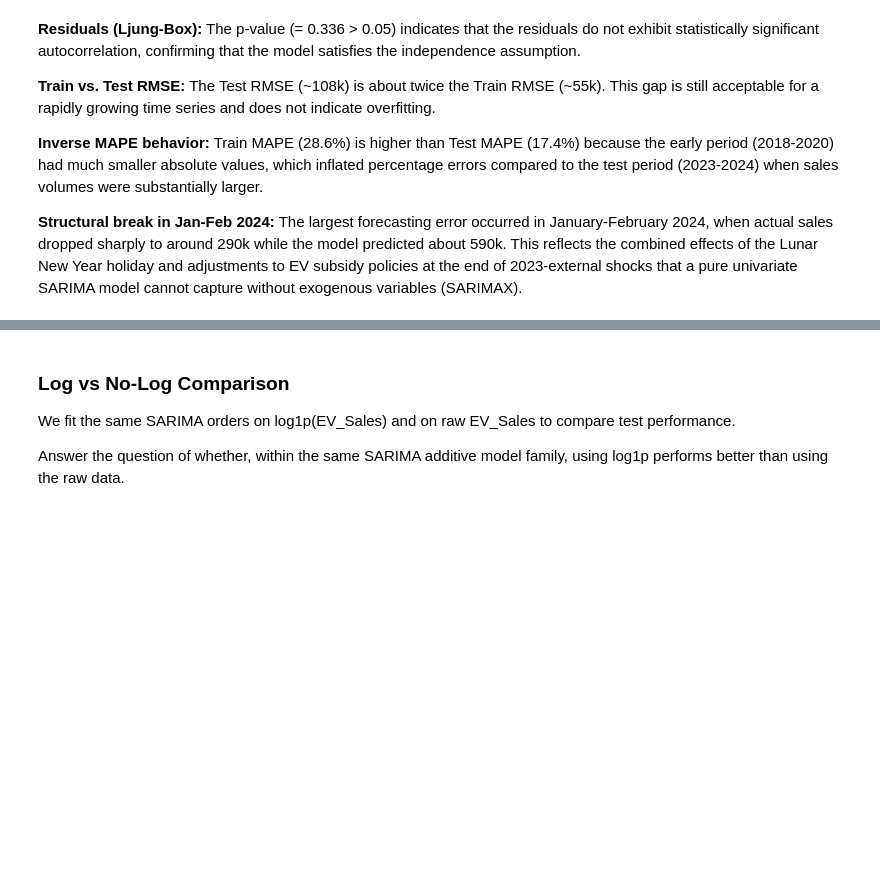
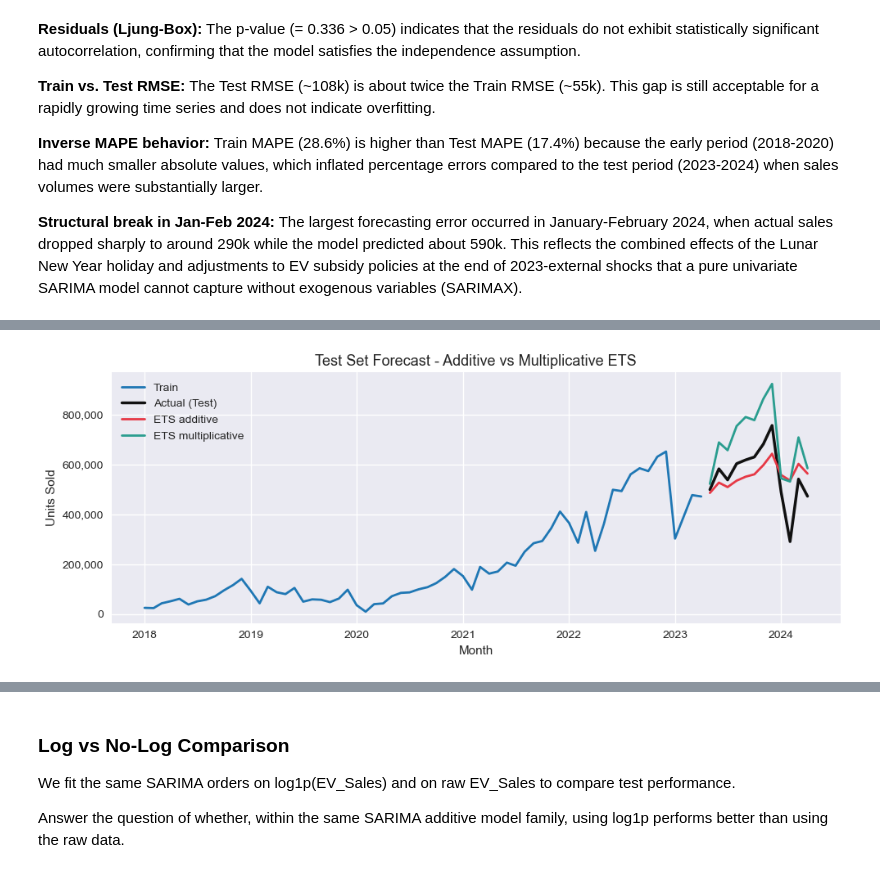
Before and after one commit to HoangPhuc-999/Forecasting-China-EV-Sales, a Jupyter notebook: Notebooks/02_Time_Series_Modeling.ipynb, the cells around one changed output, grey strips where cells are left out. Drawn from its saved outputs; the diff is of its cells as text; code cells hidden in the pictures; blank space fills up the shorter version.

```diff
--- a/Notebooks/02_Time_Series_Modeling.ipynb
+++ b/Notebooks/02_Time_Series_Modeling.ipynb
@@ -864,0 +666,88 @@ Selected d=1, D=1
+# %%
+import warnings
+
+
+def compute_metrics_hw(actual, pred):
+    rmse = np.sqrt(mean_squared_error(actual, pred))
+    mape = np.mean(np.abs((actual - pred) / actual.replace(0, np.nan))) * 100
+    return float(rmse), float(mape)
+
+
+if (monthly["EV_Sales"] <= 0).any():
+    raise ValueError(
+        "Multiplicative Holt-Winters requires strictly positive values, but EV_Sales contains zero or negative values."
+    )
+
+train_hw = train.astype(float)
+test_hw = test.astype(float)
+
+# ======================
+# Additive Holt-Winters
+# ======================
+
+hw_add = ExponentialSmoothing(
+    train_hw,
+    trend="add",
+    seasonal="add",
+    seasonal_periods=12,
+).fit(optimized=True)
+
+pred_add = pd.Series(hw_add.forecast(len(test_hw)), index=test_hw.index)
+rmse_add, mape_add = compute_metrics_hw(test_hw, pred_add)
+
+# ===========================
+# Multiplicative Holt-Winters
+# ===========================
+
+hw_mul = ExponentialSmoothing(
+    train_hw,
+    trend="add",
+    seasonal="mul",
+    seasonal_periods=12,
+).fit(optimized=True)
+
+pred_mul = pd.Series(hw_mul.forecast(len(test_hw)), index=test_hw.index)
+rmse_mul, mape_mul = compute_metrics_hw(test_hw, pred_mul)
+
+# ======================
+# Comparison Table
+# ======================
+
+comparison_hw = pd.DataFrame(
+    [
+        {
+            "seasonality": "additive",
+            "rmse": rmse_add,
+            "mape": mape_add,
+            "model": "ETS(add,add)",
+        },
+        {
+            "seasonality": "multiplicative",
+            "rmse": rmse_mul,
+            "mape": mape_mul,
+            "model": "ETS(add,mul)",
+        },
+    ]
+).sort_values(["rmse", "mape"]).reset_index(drop=True)
+
+# ======================
+# Visual Comparison
+# ======================
+
+fig, ax = plt.subplots(figsize=(10, 4))
+ax.plot(train_hw.index, train_hw, label="Train", color="#1f77b4", linewidth=2.0)
+ax.plot(test_hw.index, test_hw, label="Actual (Test)", color="#111111", linewidth=2.5)
+ax.plot(pred_add.index, pred_add, label="ETS additive", color="#E63946", linewidth=2.0)
+ax.plot(pred_mul.index, pred_mul, label="ETS multiplicative", color="#2A9D8F", linewidth=2.0)
+ax.set_title("Test Set Forecast - Additive vs Multiplicative ETS", fontsize=13)
+ax.set_ylabel("Units Sold")
+ax.set_xlabel("Month")
+from matplotlib.ticker import StrMethodFormatter
+ax.yaxis.set_major_formatter(StrMethodFormatter("{x:,.0f}"))
+ax.legend(loc="upper left")
+plt.tight_layout()
+plt.show()
+
+comparison_hw
+# %% [output]
+[figure, added]
```
Also changed, not shown: parts of 6 cells of this notebook.
